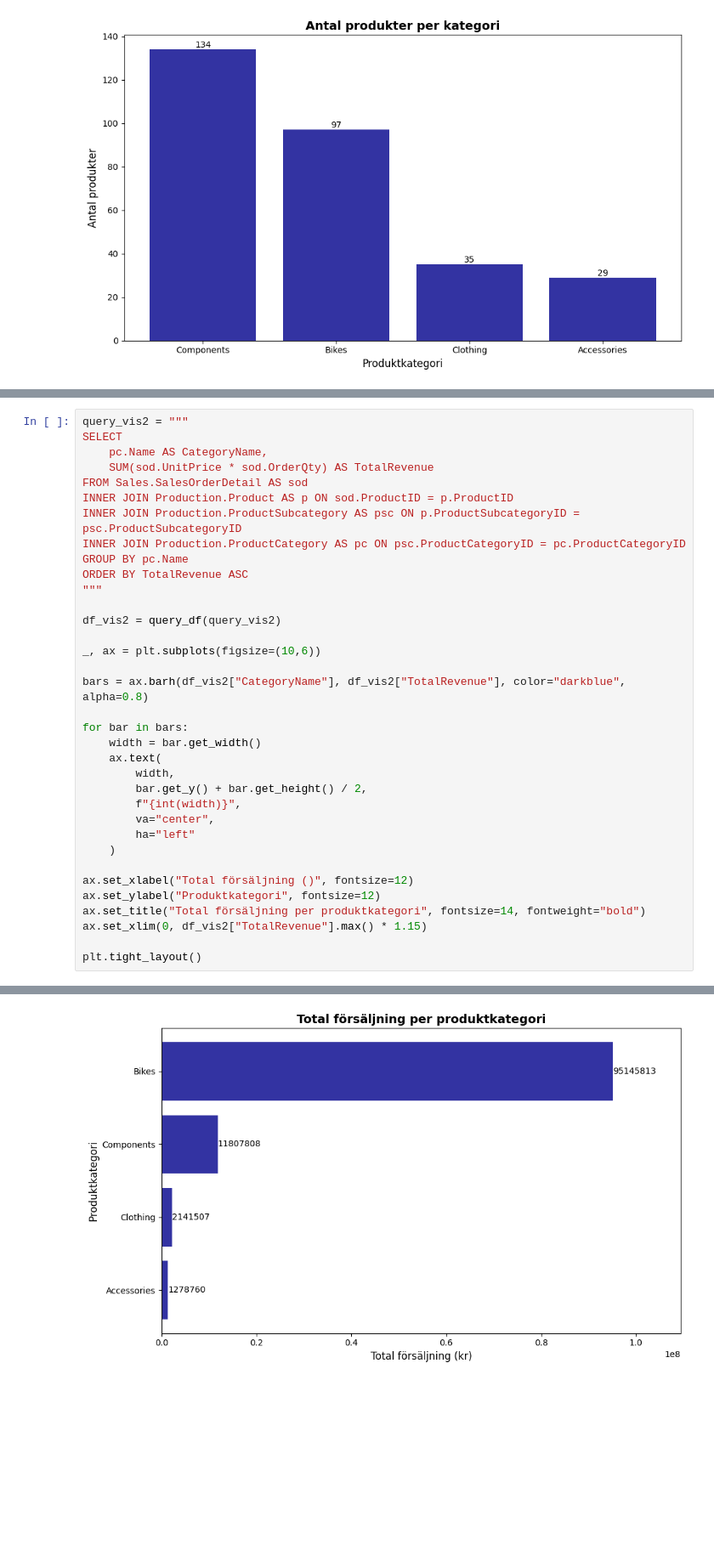
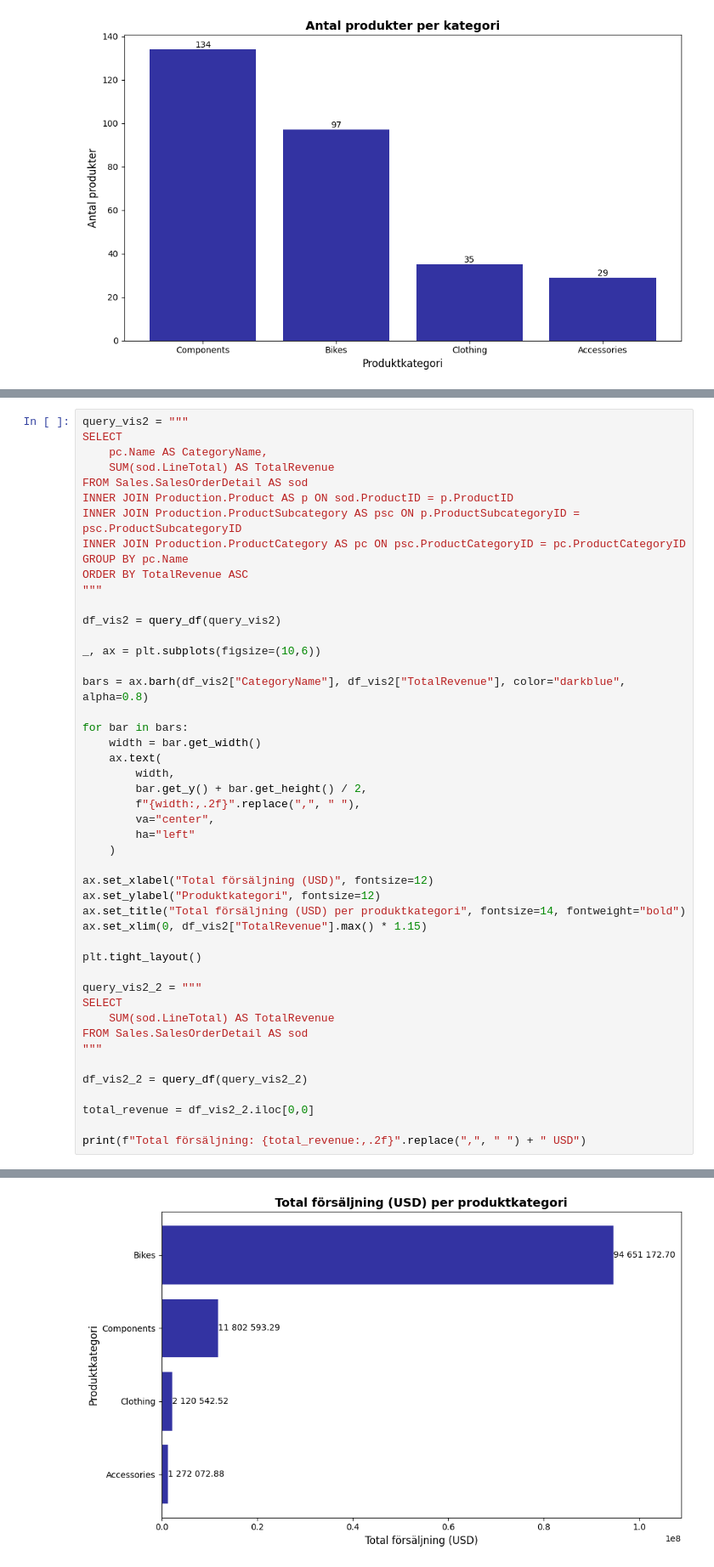
Before and after one commit to josefinoleryd/AdventureWorks_Sales_analysis, a Jupyter notebook: Rapport.ipynb, the cells around one changed output, grey strips where cells are left out. Shown at 85% size. Drawn from its saved outputs; the diff is of its cells as text; blank space fills up the shorter version.

```diff
--- a/Rapport.ipynb
+++ b/Rapport.ipynb
@@ -126,7 +133,7 @@ Gör liknande text som lärarens i visualisering 1
 query_vis2 = """
 SELECT
     pc.Name AS CategoryName,
-    SUM(sod.UnitPrice * sod.OrderQty) AS TotalRevenue
+    SUM(sod.LineTotal) AS TotalRevenue
 FROM Sales.SalesOrderDetail AS sod
 INNER JOIN Production.Product AS p ON sod.ProductID = p.ProductID
 INNER JOIN Production.ProductSubcategory AS psc ON p.ProductSubcategoryID = psc.ProductSubcategoryID
@@ -146,15 +153,27 @@ for bar in bars:
     ax.text(
         width,
         bar.get_y() + bar.get_height() / 2,
-        f"{int(width)}",
+        f"{width:,.2f}".replace(",", " "),
         va="center",
         ha="left"
     )
 
-ax.set_xlabel("Total försäljning ()", fontsize=12)
+ax.set_xlabel("Total försäljning (USD)", fontsize=12)
 ax.set_ylabel("Produktkategori", fontsize=12)
-ax.set_title("Total försäljning per produktkategori", fontsize=14, fontweight="bold")
+ax.set_title("Total försäljning (USD) per produktkategori", fontsize=14, fontweight="bold")
 ax.set_xlim(0, df_vis2["TotalRevenue"].max() * 1.15)
 
 plt.tight_layout()
+
+query_vis2_2 = """
+SELECT
+    SUM(sod.LineTotal) AS TotalRevenue
+FROM Sales.SalesOrderDetail AS sod
+"""
+
+df_vis2_2 = query_df(query_vis2_2)
+
+total_revenue = df_vis2_2.iloc[0,0]
+
+print(f"Total försäljning: {total_revenue:,.2f}".replace(",", " ") + " USD")
 # %% [output]
@@ -161 +181 @@ plt.tight_layout()
-[figure, old version]
+[figure, new version]
```
Also changed, not shown: parts of 8 cells of this notebook, 3 other files.
